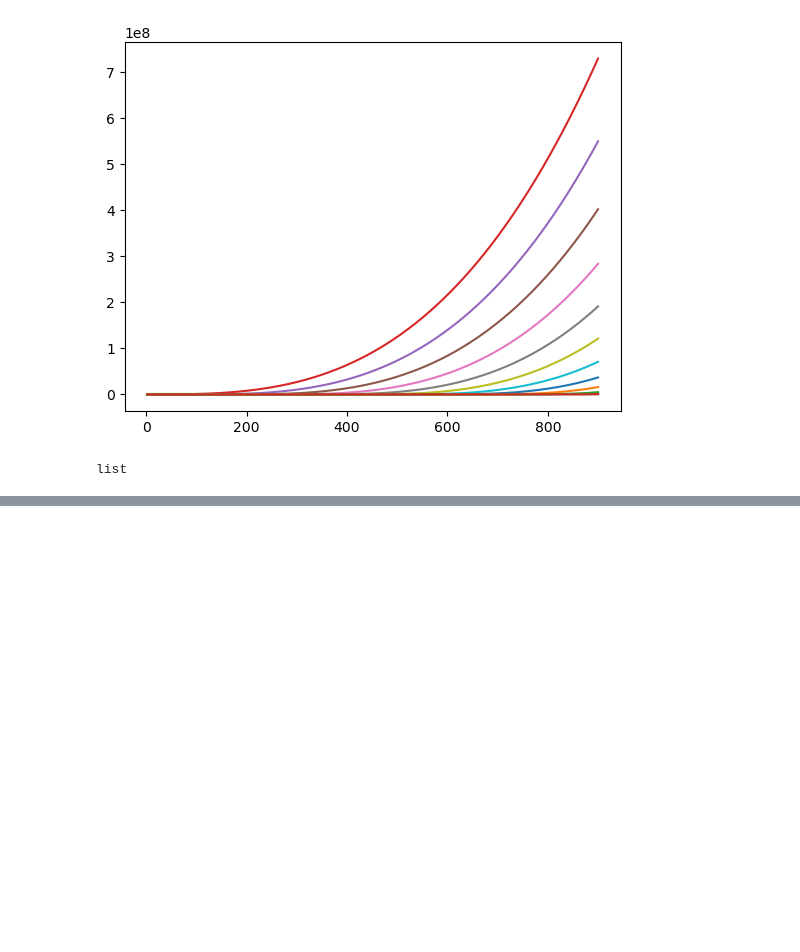
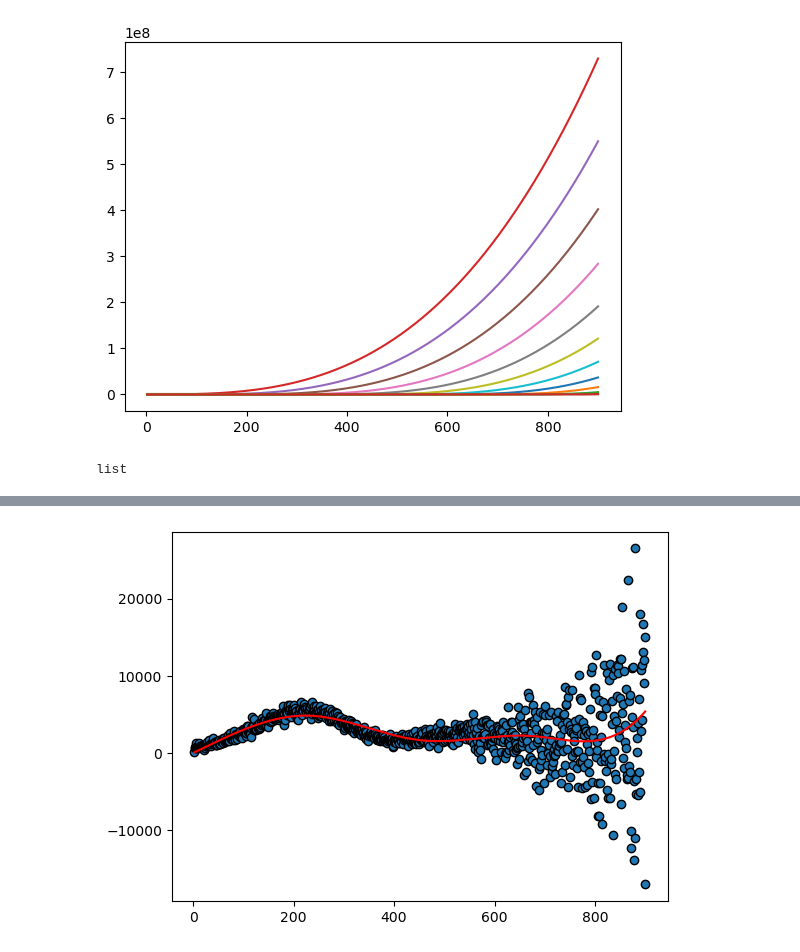
Before and after one commit to FilMastro/SL-homework1, a Jupyter notebook: hw1.ipynb, the cells around one changed output, grey strips where cells are left out. Saved outputs shown, nothing was run; the diff lists cells and outputs as text; code cells hidden in the pictures; blank space fills up the shorter version.

```diff
--- a/hw1.ipynb
+++ b/hw1.ipynb
@@ -83,6 +83,6 @@ def pre_processing(x,d,q):
 X=np.array(G_prova)
 X=np.transpose(G_prova)
 # %%
-X=pre_processing(data.x,3,10)
+X=pre_processing(data.x,3,3)
 print(X)
 # %% [output]
@@ -99,5 +120,6 @@ def main (d,q,x=data.x,y=data.y):
     plm=np.polyfit(X,y,d,full=True)
 # %%
 plm=LinearRegression().fit(X,data.y)
-plm.coef_
+c=plm.coef_
+c
 # %% [output]
@@ -107,0 +149,7 @@ array([ 0.00000000e+00,  1.34454115e+01,  2.10265813e-02,  4.83023447e-04,
+# %%
+plt.scatter(data.x,data.y,edgecolors='black')
+plt.plot(data.x,np.sum(X*c,axis=1),color='red')
+plt.show()
+# evidenzia i knots
+# %% [output]
+[figure, added]
```
Also changed, not shown: parts of 4 cells of this notebook.
